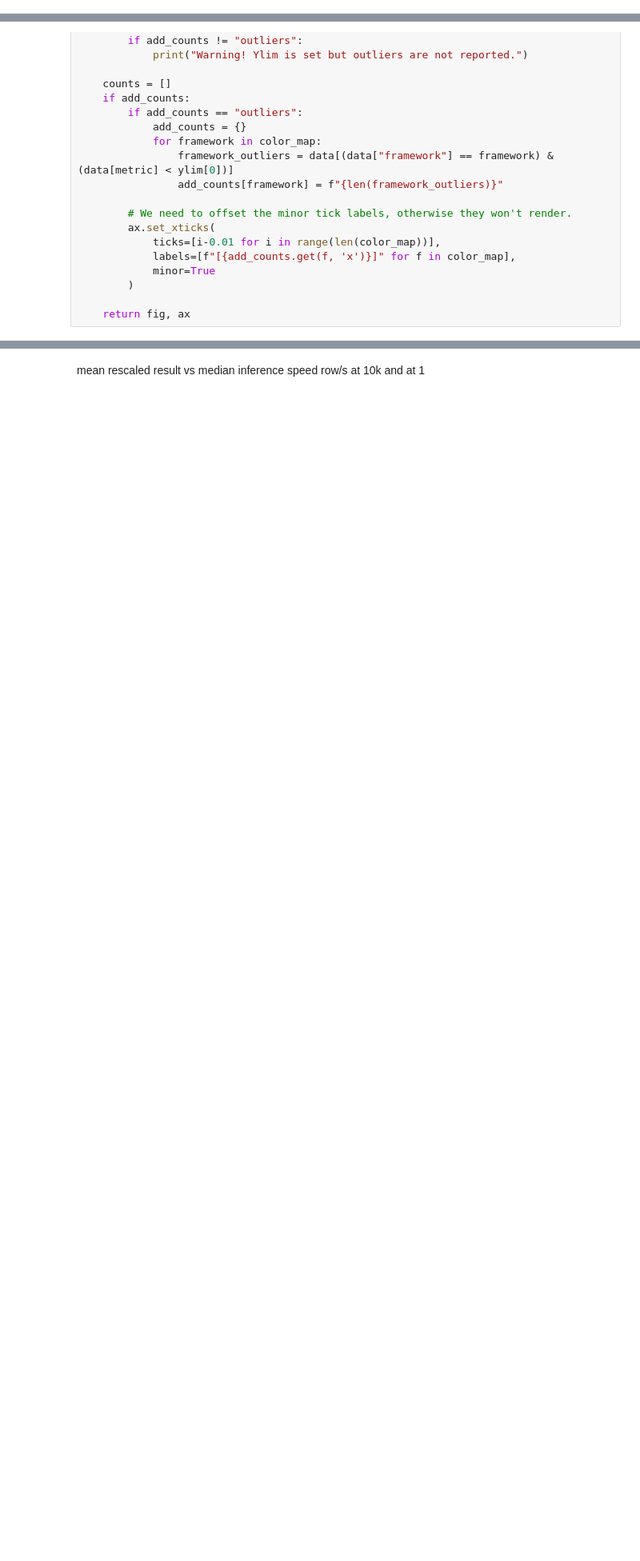
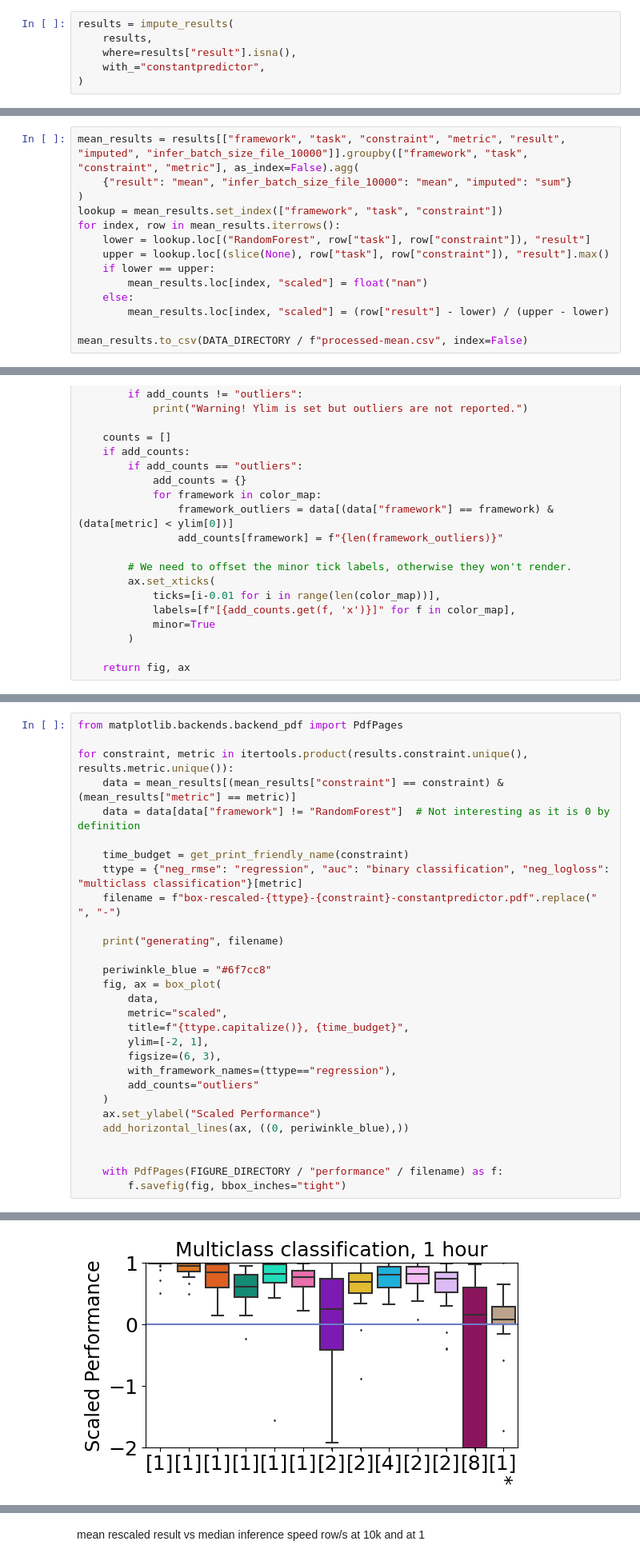
Before and after one commit to PGijsbers/amlb-results, a Jupyter notebook: notebooks/visualization.ipynb, the cells around one changed output, grey strips where cells are left out. Shown at 80% size. Saved outputs shown, nothing was run; the diff lists cells and outputs as text; blank space fills up the shorter version.

Commit message:
Change rescale to (inf, 1] and refactor imputation and scaling

```diff
--- a/notebooks/visualization.ipynb
+++ b/notebooks/visualization.ipynb
@@ -38,0 +42,6 @@ results = results[results["framework"] != "NaiveAutoML"]
+# %%
+results = impute_results(
+    results,
+    where=results["result"].isna(),
+    with_="constantpredictor",
+)
@@ -39,3 +62,17 @@ results = results[results["framework"] != "NaiveAutoML"]
+# %%
+mean_results = results[["framework", "task", "constraint", "metric", "result", "imputed", "infer_batch_size_file_10000"]].groupby(["framework", "task", "constraint", "metric"], as_index=False).agg(
+    {"result": "mean", "infer_batch_size_file_10000": "mean", "imputed": "sum"}
+)
+lookup = mean_results.set_index(["framework", "task", "constraint"])
+for index, row in mean_results.iterrows():
+    lower = lookup.loc[("RandomForest", row["task"], row["constraint"]), "result"]
+    upper = lookup.loc[(slice(None), row["task"], row["constraint"]), "result"].max()
+    if lower == upper:
+        mean_results.loc[index, "scaled"] = float("nan")
+    else:
+        mean_results.loc[index, "scaled"] = (row["result"] - lower) / (upper - lower)
+
+mean_results.to_csv(DATA_DIRECTORY / f"processed-mean.csv", index=False)
 # %% [markdown]
 # Scaled Results
 Figure 3 in the paper.
@@ -174,0 +162,30 @@ generating box-rescaled-regression-4h8c_gp3-constantpredictor.pdf
+# %%
+from matplotlib.backends.backend_pdf import PdfPages
+
+for constraint, metric in itertools.product(results.constraint.unique(), results.metric.unique()):
+    data = mean_results[(mean_results["constraint"] == constraint) & (mean_results["metric"] == metric)]
+    data = data[data["framework"] != "RandomForest"]  # Not interesting as it is 0 by definition
+
+    time_budget = get_print_friendly_name(constraint)
+    ttype = {"neg_rmse": "regression", "auc": "binary classification", "neg_logloss": "multiclass classification"}[metric]
+    filename = f"box-rescaled-{ttype}-{constraint}-constantpredictor.pdf".replace(" ", "-")
+
+    print("generating", filename)
+
+    periwinkle_blue = "#6f7cc8"
+    fig, ax = box_plot(
+        data,
+        metric="scaled",
+        title=f"{ttype.capitalize()}, {time_budget}",
+        ylim=[-2, 1],
+        figsize=(6, 3),
+        with_framework_names=(ttype=="regression"),
+        add_counts="outliers"
+    )
+    ax.set_ylabel("Scaled Performance")
+    add_horizontal_lines(ax, ((0, periwinkle_blue),))
+
+
+    with PdfPages(FIGURE_DIRECTORY / "performance" / filename) as f:
+        f.savefig(fig, bbox_inches="tight")
+# %% [output]
@@ -174,0 +198 @@ generating box-rescaled-regression-4h8c_gp3-constantpredictor.pdf
+[figure, added]
```
Also changed, not shown: parts of 12 cells of this notebook, 1 other file.
